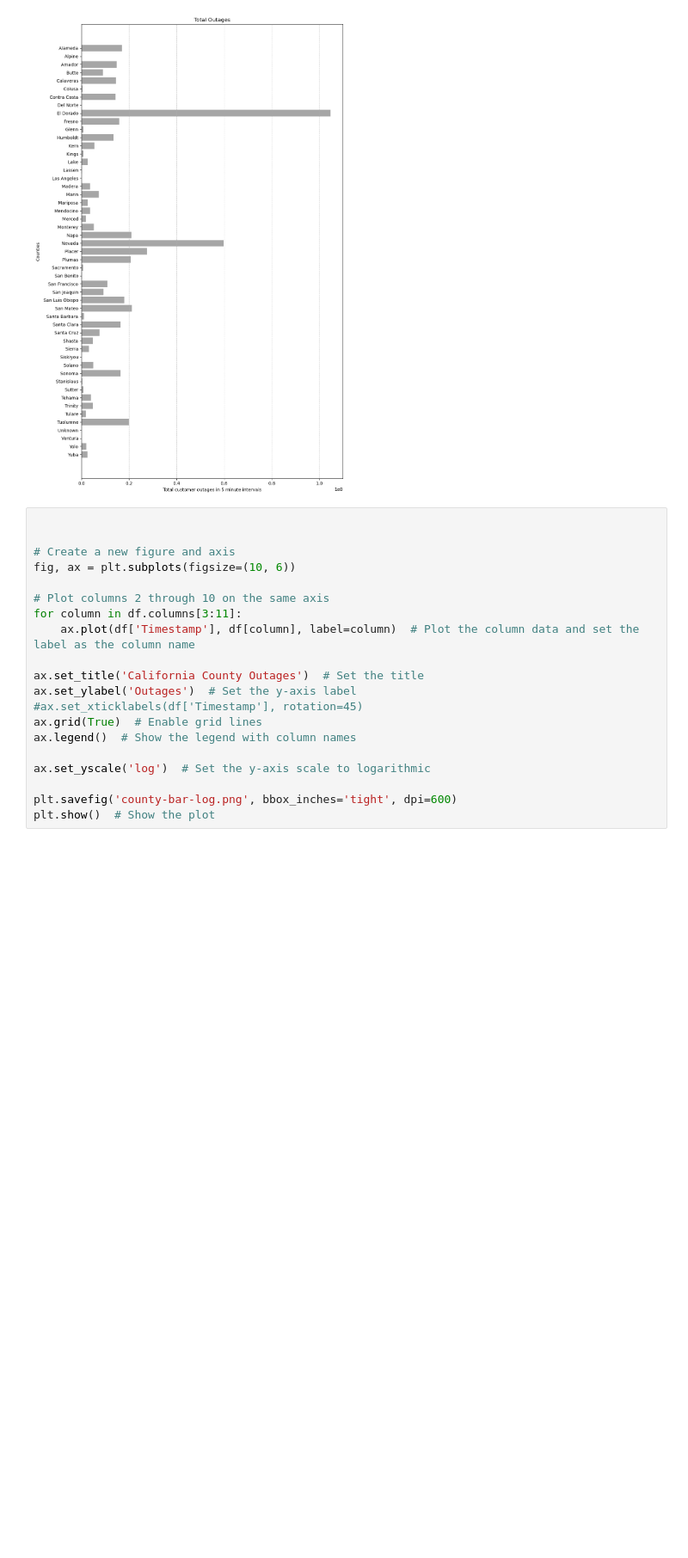
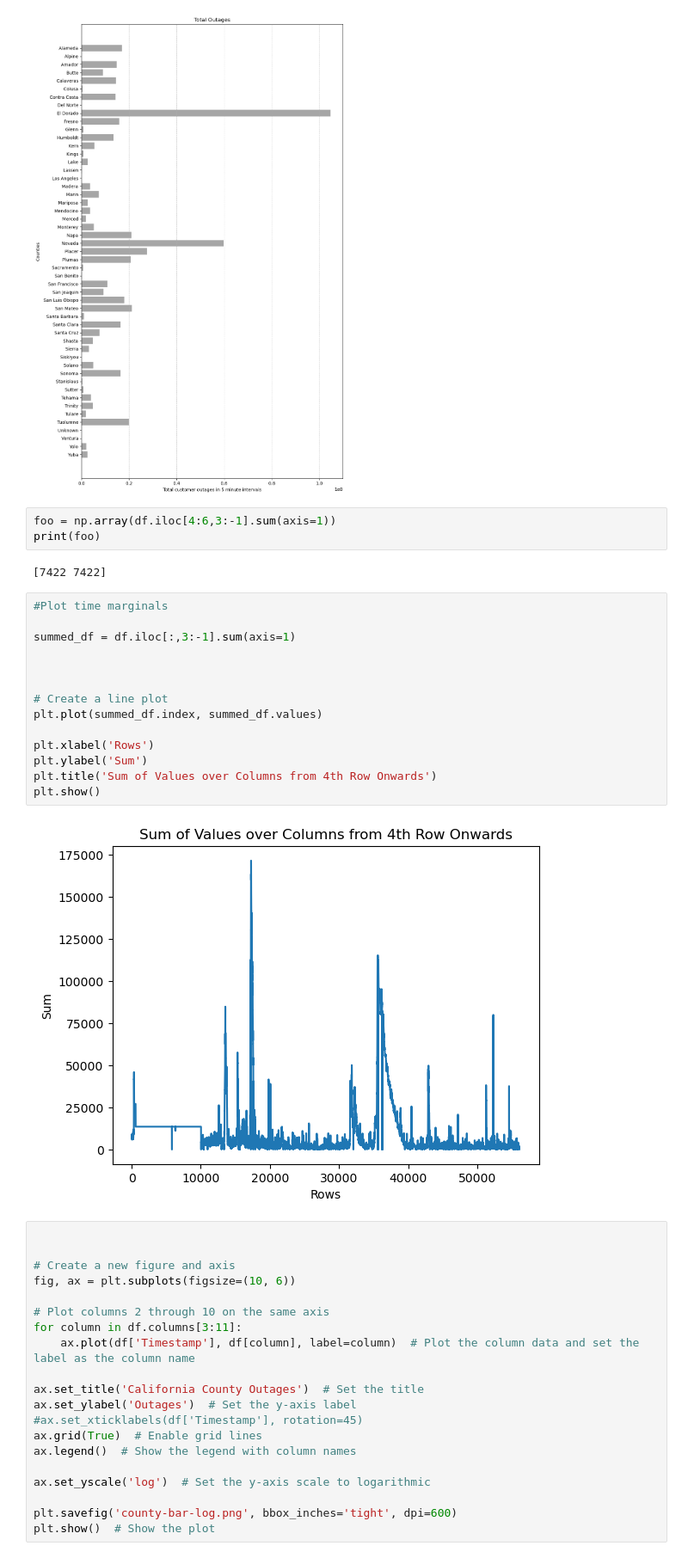
Before and after one commit to headrotor/powerscraper, a Jupyter notebook: data/RIBviz.ipynb, the cells around one changed output. Shown at 86% size. Saved outputs shown, nothing was run; the diff lists cells and outputs as text; blank space fills up the shorter version.

```diff
--- a/data/RIBviz.ipynb
+++ b/data/RIBviz.ipynb
@@ -88,6 +124,27 @@ plt.savefig('county-bar-marginal', bbox_inches='tight', dpi=600)
 plt.show()
 # %% [output]
 [figure]
+# %%
+foo = np.array(df.iloc[4:6,3:-1].sum(axis=1))
+print(foo)
+# %% [output]
+[7422 7422]
+# %%
+#Plot time marginals
+
+summed_df = df.iloc[:,3:-1].sum(axis=1)
+
+
+
+# Create a line plot
+plt.plot(summed_df.index, summed_df.values)
+
+plt.xlabel('Rows')
+plt.ylabel('Sum')
+plt.title('Sum of Values over Columns from 4th Row Onwards')
+plt.show()
+# %% [output]
+[figure, added]
 # %%
 
 
```
Also changed, not shown: parts of 4 cells of this notebook, 1 other file.
